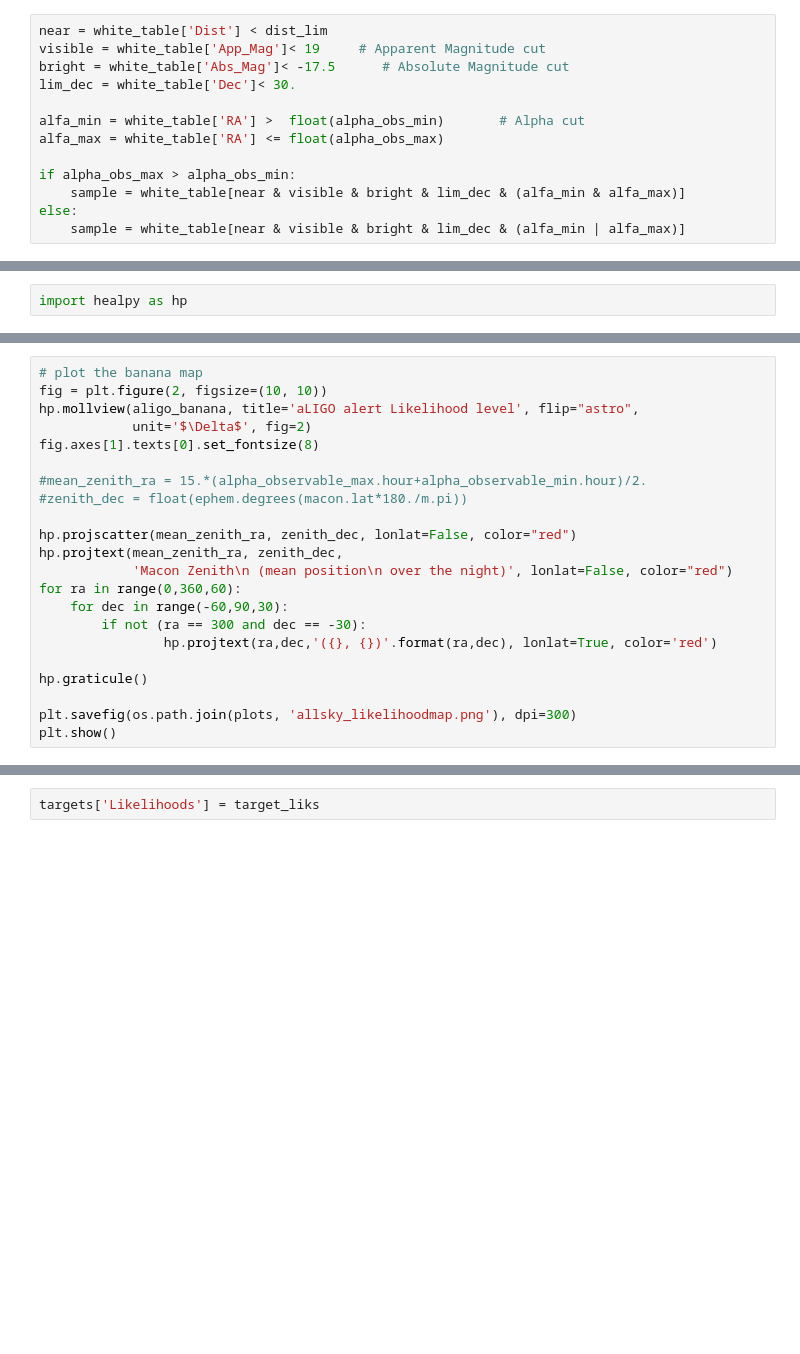
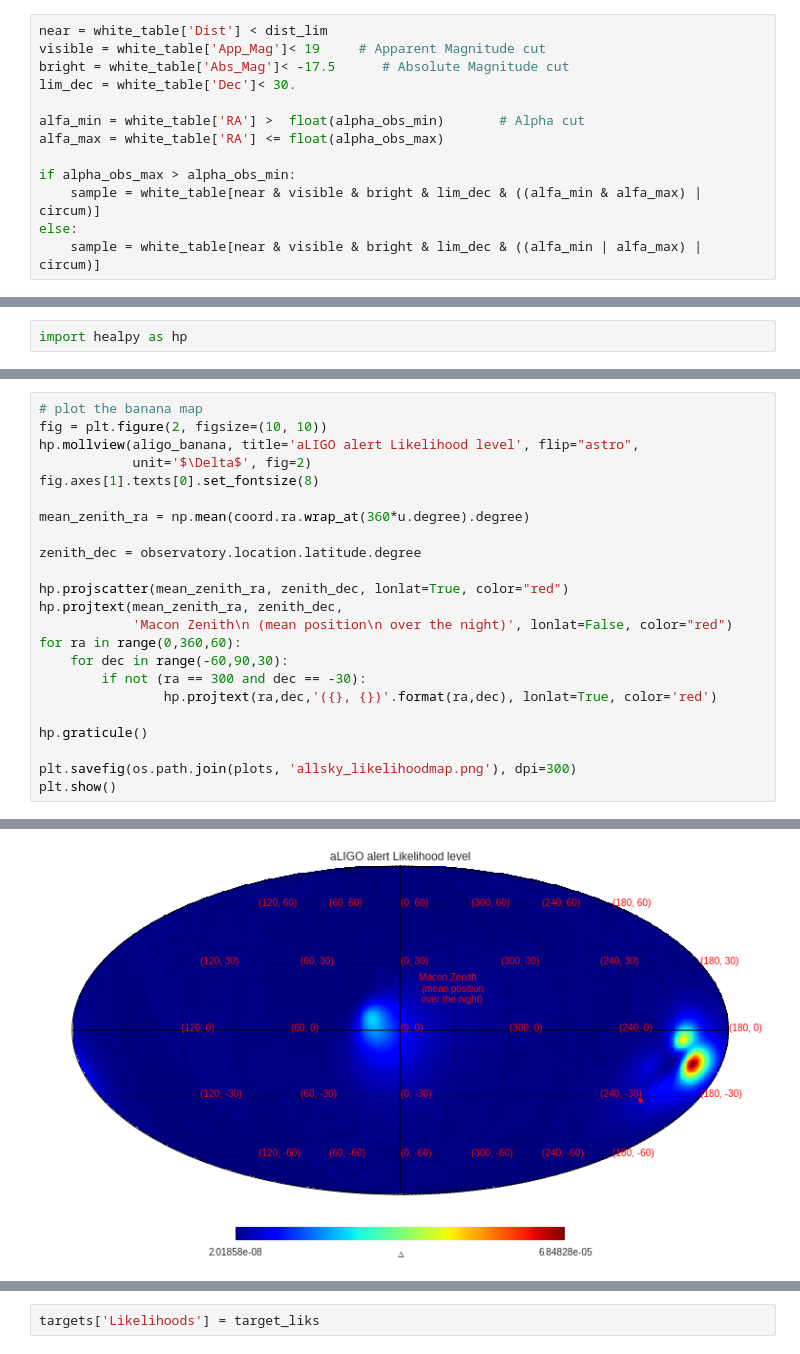
Before and after one commit to BrunoSanchez/alertreport, a Jupyter notebook: tools_test.ipynb, the cells around one changed output, grey strips where cells are left out. Cells and saved outputs as stored; diff of their text form; blank space fills up the shorter version.

```diff
--- a/tools_test.ipynb
+++ b/tools_test.ipynb
@@ -94,9 +103,9 @@ alfa_min = white_table['RA'] >  float(alpha_obs_min)       # Alpha cut
 alfa_max = white_table['RA'] <= float(alpha_obs_max)
 
 if alpha_obs_max > alpha_obs_min:
-    sample = white_table[near & visible & bright & lim_dec & (alfa_min & alfa_max)]
+    sample = white_table[near & visible & bright & lim_dec & ((alfa_min & alfa_max) | circum)]
 else:
-    sample = white_table[near & visible & bright & lim_dec & (alfa_min | alfa_max)]
+    sample = white_table[near & visible & bright & lim_dec & ((alfa_min | alfa_max) | circum)]
 # %%
 plt.hist(sample['App_Mag'])
 plt.xlabel('App B Mag')
@@ -168,10 +196,11 @@ hp.mollview(aligo_banana, title='aLIGO alert Likelihood level', flip="astro",
             unit='$\Delta$', fig=2)
 fig.axes[1].texts[0].set_fontsize(8)
 
-#mean_zenith_ra = 15.*(alpha_observable_max.hour+alpha_observable_min.hour)/2.
-#zenith_dec = float(ephem.degrees(macon.lat*180./m.pi))
+mean_zenith_ra = np.mean(coord.ra.wrap_at(360*u.degree).degree)
 
-hp.projscatter(mean_zenith_ra, zenith_dec, lonlat=False, color="red")
+zenith_dec = observatory.location.latitude.degree
+
+hp.projscatter(mean_zenith_ra, zenith_dec, lonlat=True, color="red")
 hp.projtext(mean_zenith_ra, zenith_dec,
             'Macon Zenith\n (mean position\n over the night)', lonlat=False, color="red")
 for ra in range(0,360,60):
@@ -183,3 +212,4 @@ hp.graticule()
 
 plt.savefig(os.path.join(plots, 'allsky_likelihoodmap.png'), dpi=300)
 plt.show()
+# %% [output]
@@ -185,0 +219 @@ plt.show()
+[figure, added]
```
Also changed, not shown: parts of 33 cells of this notebook.
